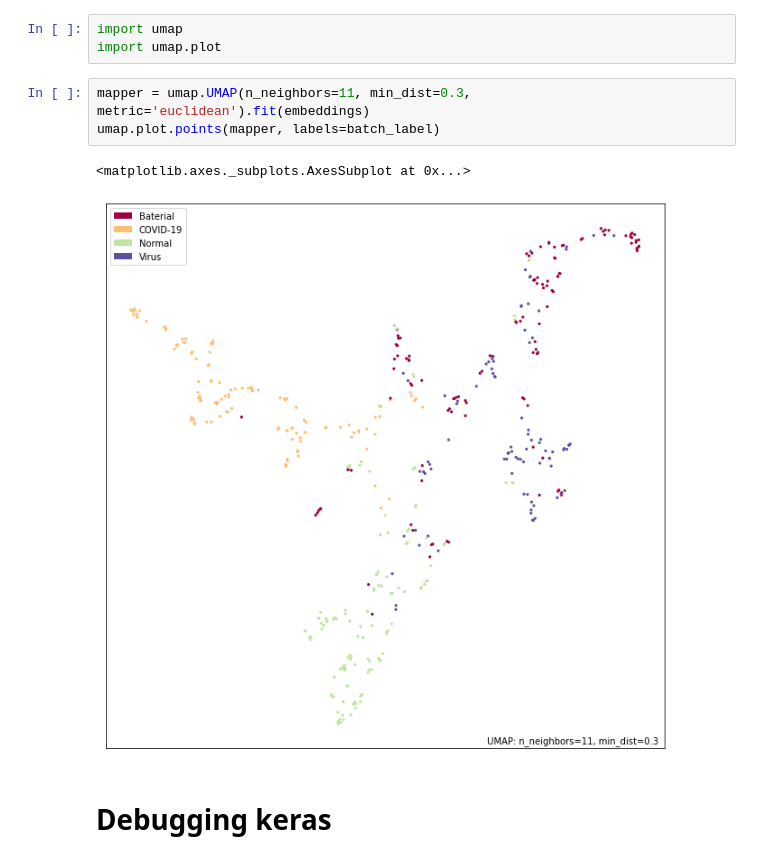
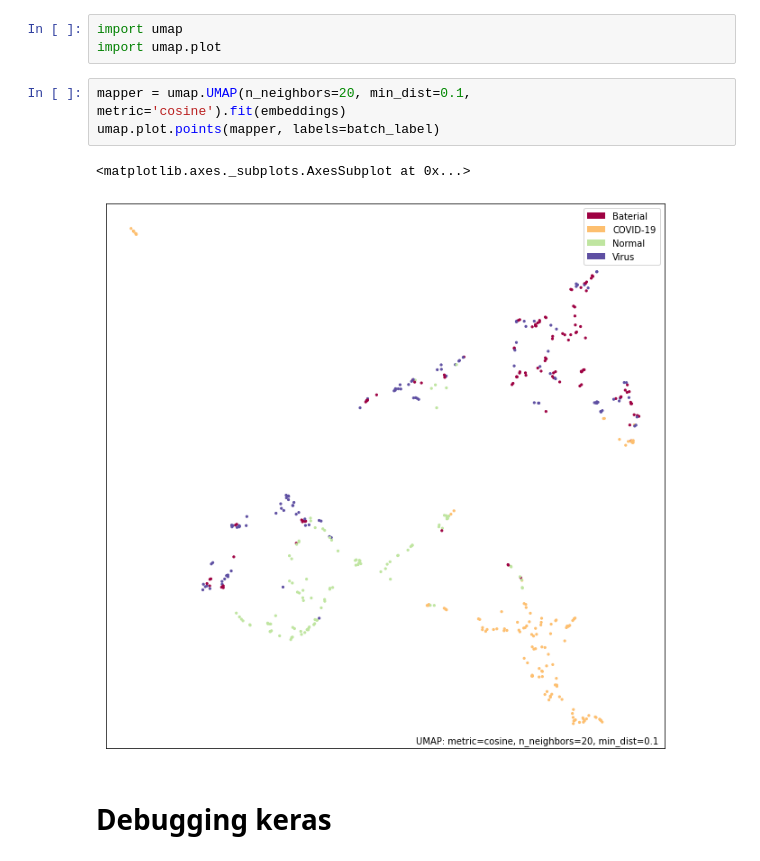
Before and after one commit to Niellai/ObjectDetection, a Jupyter notebook: 10_COVID19_ArcFace.ipynb, the cells around one changed output. Cells and saved outputs as stored; diff of their text form.

```diff
--- a/10_COVID19_ArcFace.ipynb
+++ b/10_COVID19_ArcFace.ipynb
@@ -881,11 +884,11 @@ embeddings.shape
 import umap
 import umap.plot
 # %%
-mapper = umap.UMAP(n_neighbors=11, min_dist=0.3, metric='euclidean').fit(embeddings)
+mapper = umap.UMAP(n_neighbors=20, min_dist=0.1, metric='cosine').fit(embeddings)
 umap.plot.points(mapper, labels=batch_label)
 # %% [output]
 <matplotlib.axes._subplots.AxesSubplot at 0x...>
-[figure, old version]
+[figure, new version]
 # %% [markdown]
 # Debugging keras
 # %% [markdown]
```
Also changed, not shown: parts of 23 cells of this notebook.
